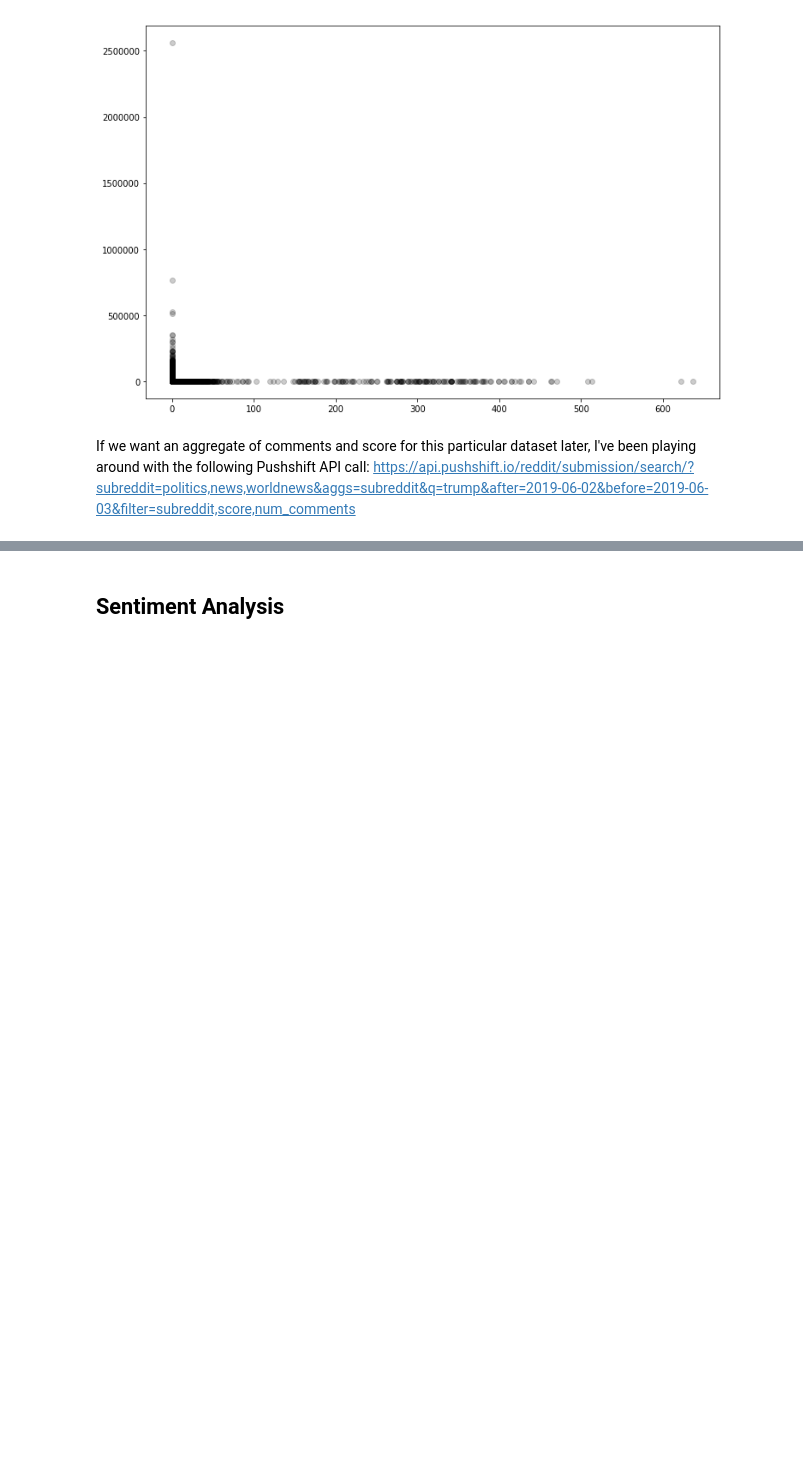
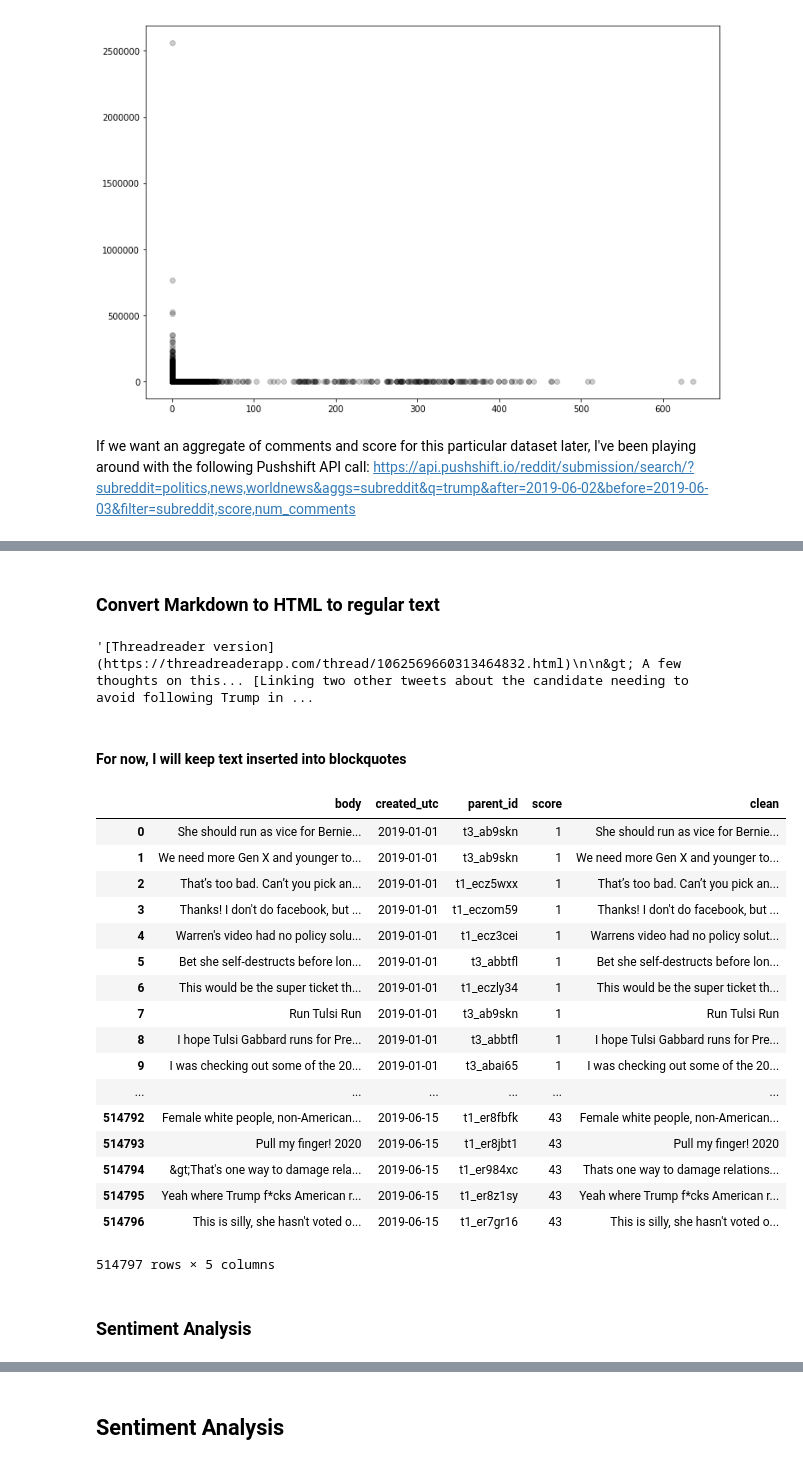
Before and after one commit to berkeley-politics-capstone/politics-capstone, a Jupyter notebook: src/reddit/Reddit API.ipynb, the cells around one changed output, grey strips where cells are left out. Saved outputs shown, nothing was run; the diff lists cells and outputs as text; code cells hidden in the pictures; blank space fills up the shorter version.

Commit message:
Added code to download dates and comments; starting NLP

```diff
--- a/src/reddit/Reddit API.ipynb
+++ b/src/reddit/Reddit API.ipynb
@@ -367,0 +565,43 @@ If we want an aggregate of comments and score for this particular dataset later,
+# %% [markdown]
+### Convert Markdown to HTML to regular text
+# %%
+# Markdown clean up
+
+example = df.iloc[12]['body']
+example
+# %% [output]
+'[Threadreader version](https://threadreaderapp.com/thread/1062569660313464832.html)\n\n&gt; A few thoughts on this... [Linking two other tweets about the candidate needing to avoid following Trump in ...
+# %% [markdown]
+#### For now, I will keep text inserted into blockquotes
+# %%
+#df['clean'] = df['body'].apply(lambda x: BeautifulSoup(markdown(html.unescape(x)),'lxml').get_text())
+#df = df.reset_index(drop=True)
+
+# Pickled it away: df.to_pickle('reddit_2019_comments_clean1.pkl')
+df = pd.read_pickle('../../data/reddit/reddit_2019_comments_clean1.pkl')
+# %%
+# The above process has retained some of the newline (\n) syntax, so let's remove those.
+
+df['clean'] = df['clean'].apply(lambda x: x.replace('\n\n',' ').replace('\n',' ').replace('\'s','s'))
+df
+# %% [output]
+|  | body | created_utc | parent_id | score | clean |
+| 0 | She should run as vice for Bernie... | 2019-01-01 | t3_ab9skn | 1 | She should run as vice for Bernie... |
+| 1 | We need more Gen X and younger to... | 2019-01-01 | t3_ab9skn | 1 | We need more Gen X and younger to... |
+| 2 | That’s too bad. Can’t you pick an... | 2019-01-01 | t1_ecz5wxx | 1 | That’s too bad. Can’t you pick an... |
+| 3 | Thanks! I don't do facebook, but ... | 2019-01-01 | t1_eczom59 | 1 | Thanks! I don't do facebook, but ... |
+| 4 | Warren's video had no policy solu... | 2019-01-01 | t1_ecz3cei | 1 | Warrens video had no policy solut... |
+| 5 | Bet she self-destructs before lon... | 2019-01-01 | t3_abbtfl | 1 | Bet she self-destructs before lon... |
+| 6 | This would be the super ticket th... | 2019-01-01 | t1_eczly34 | 1 | This would be the super ticket th... |
+| 7 | Run Tulsi Run | 2019-01-01 | t3_ab9skn | 1 | Run Tulsi Run |
+| 8 | I hope Tulsi Gabbard runs for Pre... | 2019-01-01 | t3_abbtfl | 1 | I hope Tulsi Gabbard runs for Pre... |
+| 9 | I was checking out some of the 20... | 2019-01-01 | t3_abai65 | 1 | I was checking out some of the 20... |
+| ... | ... | ... | ... | ... | ... |
+| 514792 | Female white people, non-American... | 2019-06-15 | t1_er8fbfk | 43 | Female white people, non-American... |
+| 514793 | Pull my finger! 2020 | 2019-06-15 | t1_er8jbt1 | 43 | Pull my finger! 2020 |
+| 514794 | &gt;That's one way to damage rela... | 2019-06-15 | t1_er984xc | 43 | Thats one way to damage relations... |
+| 514795 | Yeah where Trump f*cks American r... | 2019-06-15 | t1_er8z1sy | 43 | Yeah where Trump f*cks American r... |
+| 514796 | This is silly, she hasn't voted o... | 2019-06-15 | t1_er7gr16 | 43 | This is silly, she hasn't voted o... |
+514797 rows × 5 columns
+# %% [markdown]
+### Sentiment Analysis
```
Also changed, not shown: parts of 30 cells of this notebook.
